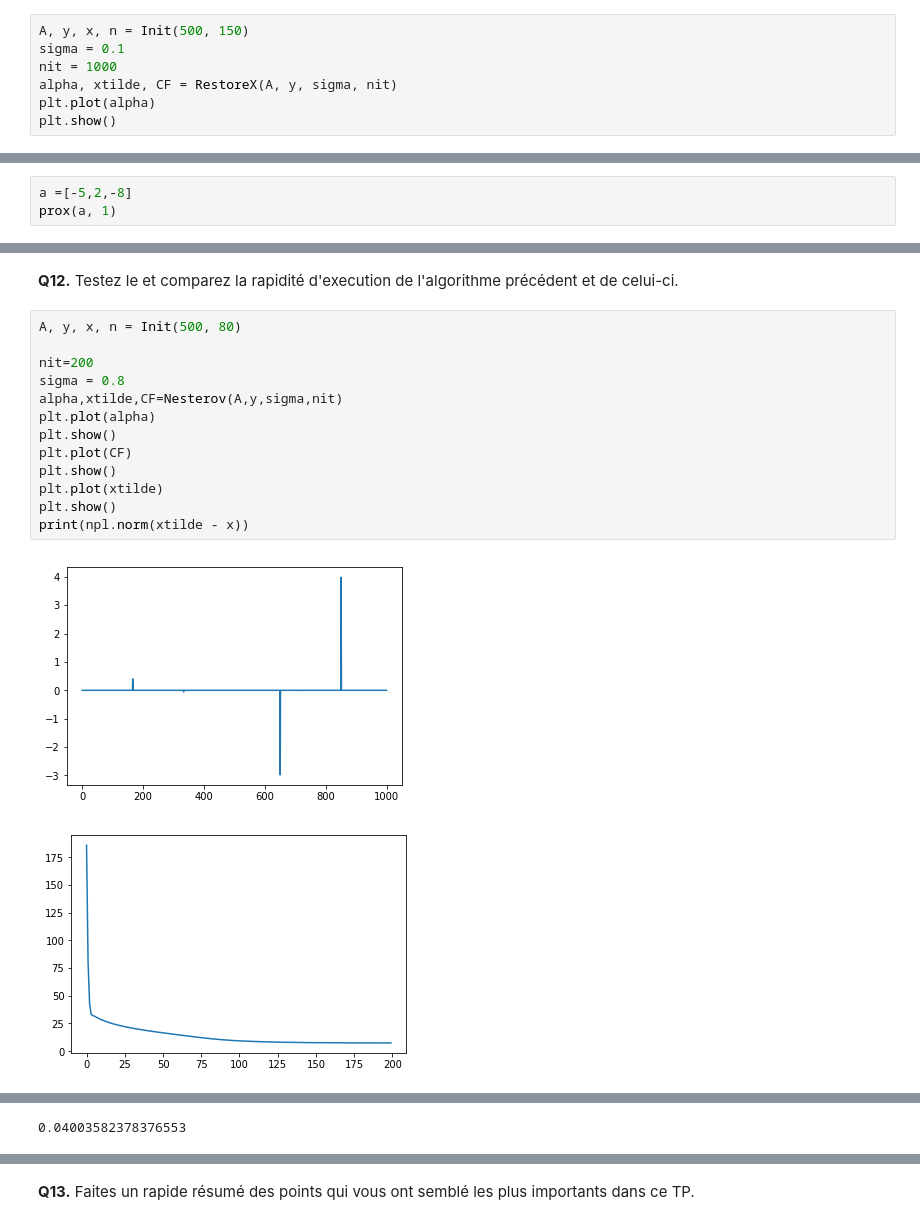
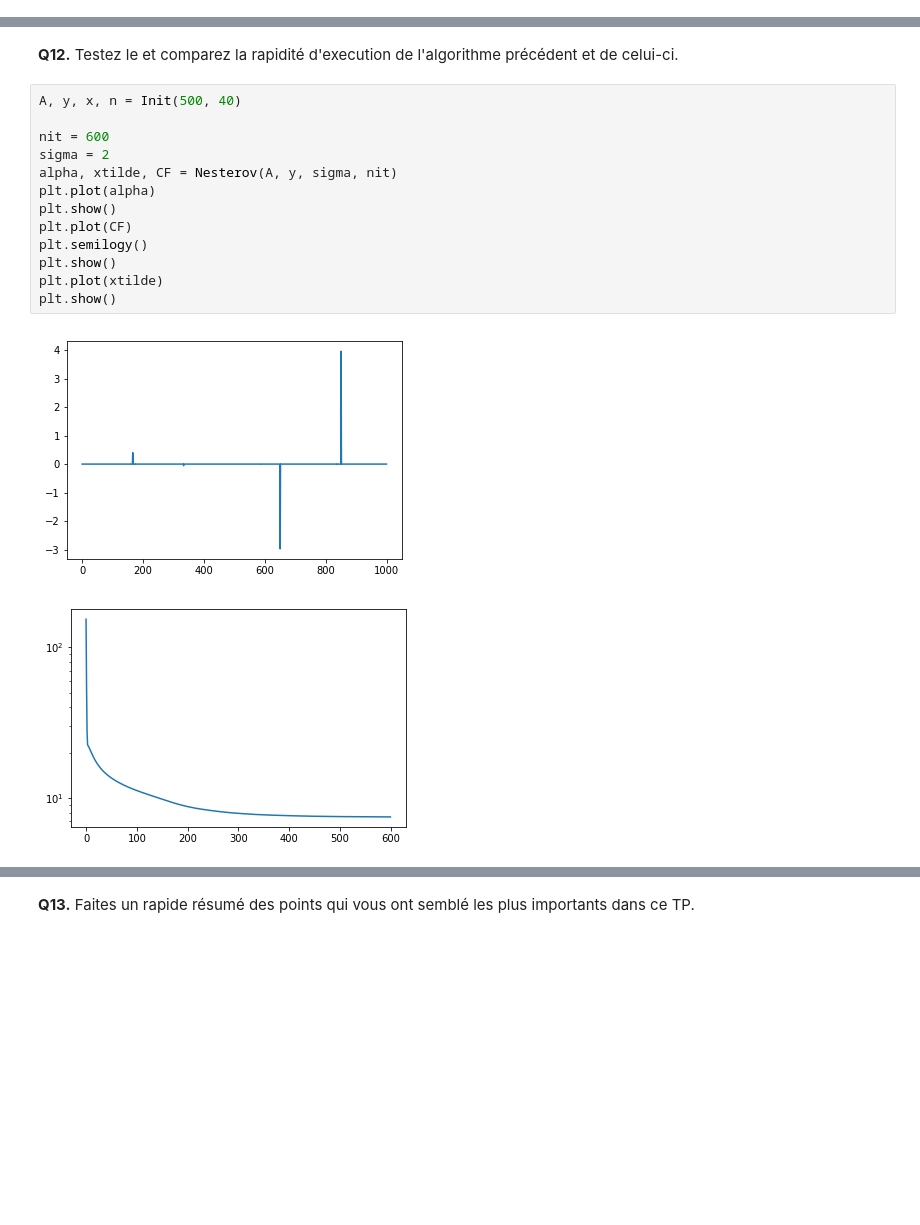
Before and after one commit to PaulCharnay/Opti_4A_S2, a Jupyter notebook: TP2_CompressiveSensing.ipynb, the cells around one changed output, grey strips where cells are left out. Drawn from its saved outputs; the diff is of its cells as text; blank space fills up the shorter version.

```diff
--- a/TP2_CompressiveSensing.ipynb
+++ b/TP2_CompressiveSensing.ipynb
@@ -278,7 +277,0 @@ def RestoreX(A, y, sigma, nit):
-# %%
-A, y, x, n = Init(500, 150)
-sigma = 0.1
-nit = 1000
-alpha, xtilde, CF = RestoreX(A, y, sigma, nit)
-plt.plot(alpha)
-plt.show()
@@ -303,3 +304,0 @@ print(CF)
-# %%
-a =[-5,2,-8]
-prox(a, 1)
@@ -376,21 +375,20 @@ def Nesterov(A, y, sigma, nit):
 # %% [markdown]
 **Q12.** Testez le et comparez la rapidité d'execution de l'algorithme précédent et de celui-ci.
 # %%
-A, y, x, n = Init(500, 80)
+A, y, x, n = Init(500, 40)
 
-nit=200
-sigma = 0.8
-alpha,xtilde,CF=Nesterov(A,y,sigma,nit)
+nit = 600
+sigma = 2
+alpha, xtilde, CF = Nesterov(A, y, sigma, nit)
 plt.plot(alpha)
 plt.show()
 plt.plot(CF)
+plt.semilogy()
 plt.show()
 plt.plot(xtilde)
 plt.show()
-print(npl.norm(xtilde - x))
 # %% [output]
 [figure]
-[figure, old version]
+[figure, new version]
 [figure]
-0.04003582378376553
 # %%
```
Also changed, not shown: parts of 15 cells of this notebook.
